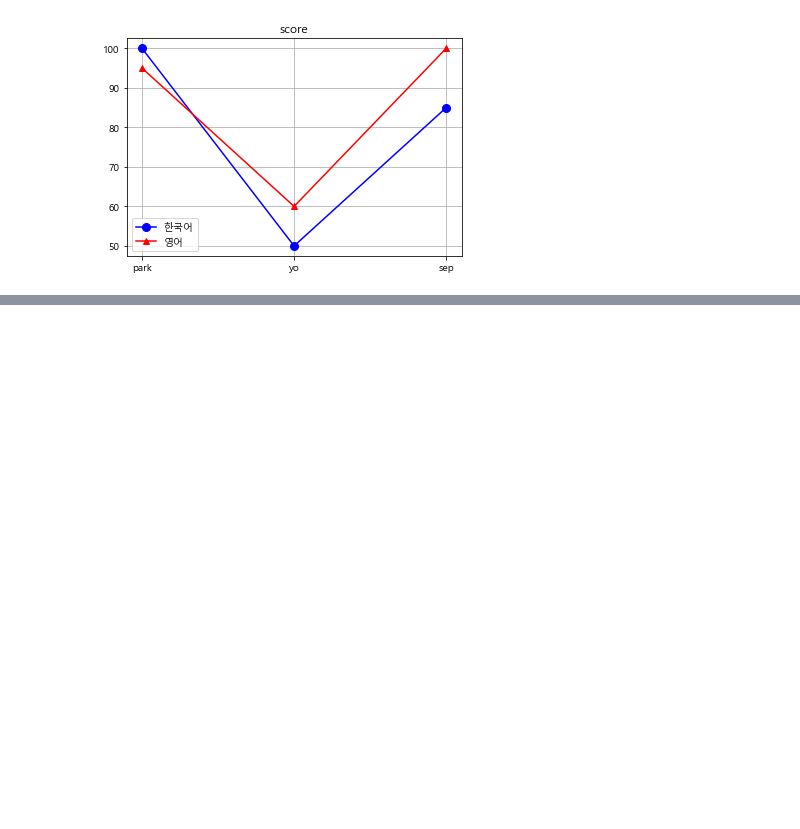
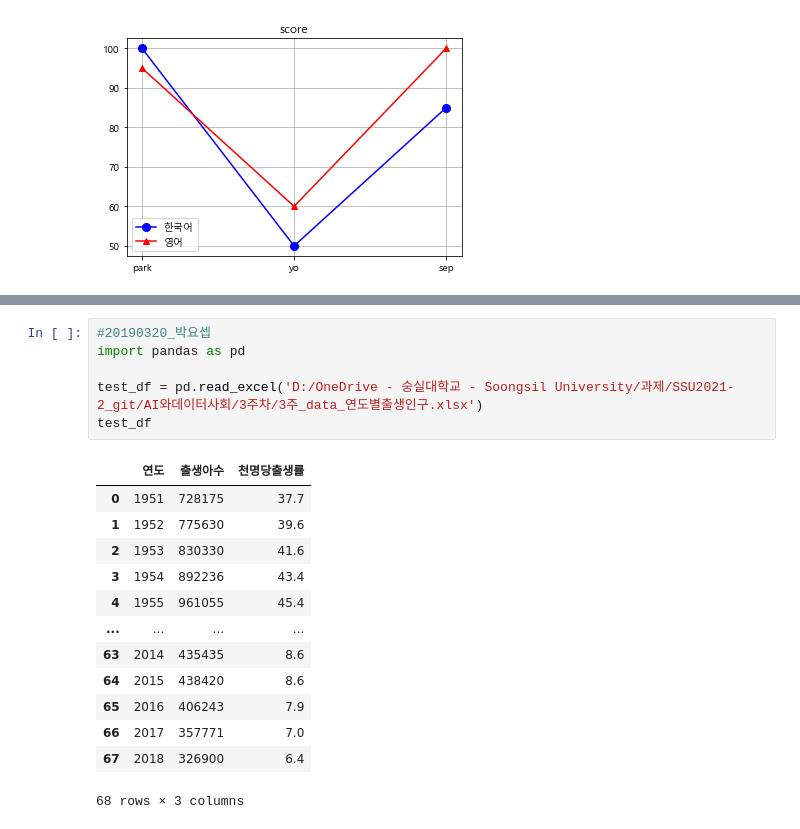
Before and after one commit to ParkGiraffe/SSU-2021_2, a Jupyter notebook: AI와데이터사회/3주차/3주차_노트북.ipynb, the cells around one changed output, grey strips where cells are left out. Saved outputs shown, nothing was run; the diff lists cells and outputs as text; blank space fills up the shorter version.

Commit message:
feat: AI와 데이터사회 3주차 실습파일 - pandas를 이용하여 엑셀파일, csv파일 불러오기

```diff
--- a/AI와데이터사회/3주차/3주차_노트북.ipynb
+++ b/AI와데이터사회/3주차/3주차_노트북.ipynb
@@ -90,0 +171,20 @@ plt.show() # 표시해!! 명령
+# %%
+#20190320_박요셉
+import pandas as pd
+
+test_df = pd.read_excel('D:/OneDrive - 숭실대학교 - Soongsil University/과제/SSU2021-2_git/AI와데이터사회/3주차/3주_data_연도별출생인구.xlsx')
+test_df
+# %% [output]
+|  | 연도 | 출생아수 | 천명당출생률 |
+| 0 | 1951 | 728175 | 37.7 |
+| 1 | 1952 | 775630 | 39.6 |
+| 2 | 1953 | 830330 | 41.6 |
+| 3 | 1954 | 892236 | 43.4 |
+| 4 | 1955 | 961055 | 45.4 |
+| ... | ... | ... | ... |
+| 63 | 2014 | 435435 | 8.6 |
+| 64 | 2015 | 438420 | 8.6 |
+| 65 | 2016 | 406243 | 7.9 |
+| 66 | 2017 | 357771 | 7.0 |
+| 67 | 2018 | 326900 | 6.4 |
+68 rows × 3 columns
```
Also changed, not shown: parts of 13 cells of this notebook, 3 other files.
